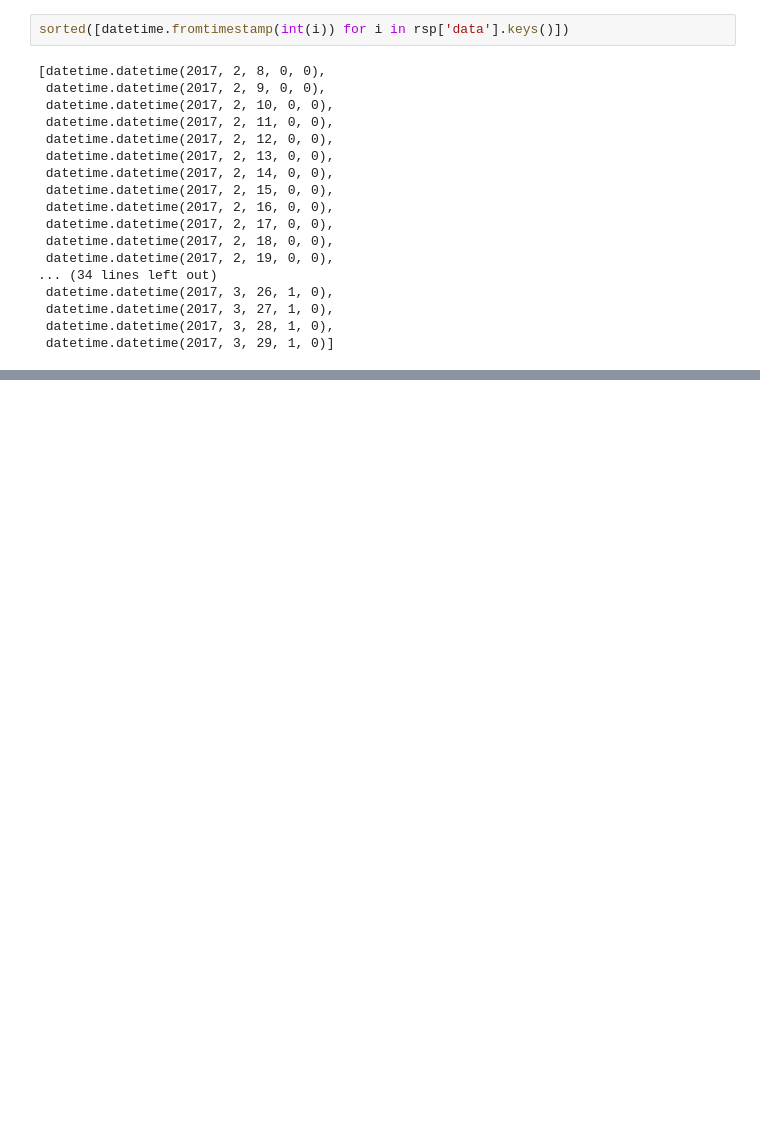
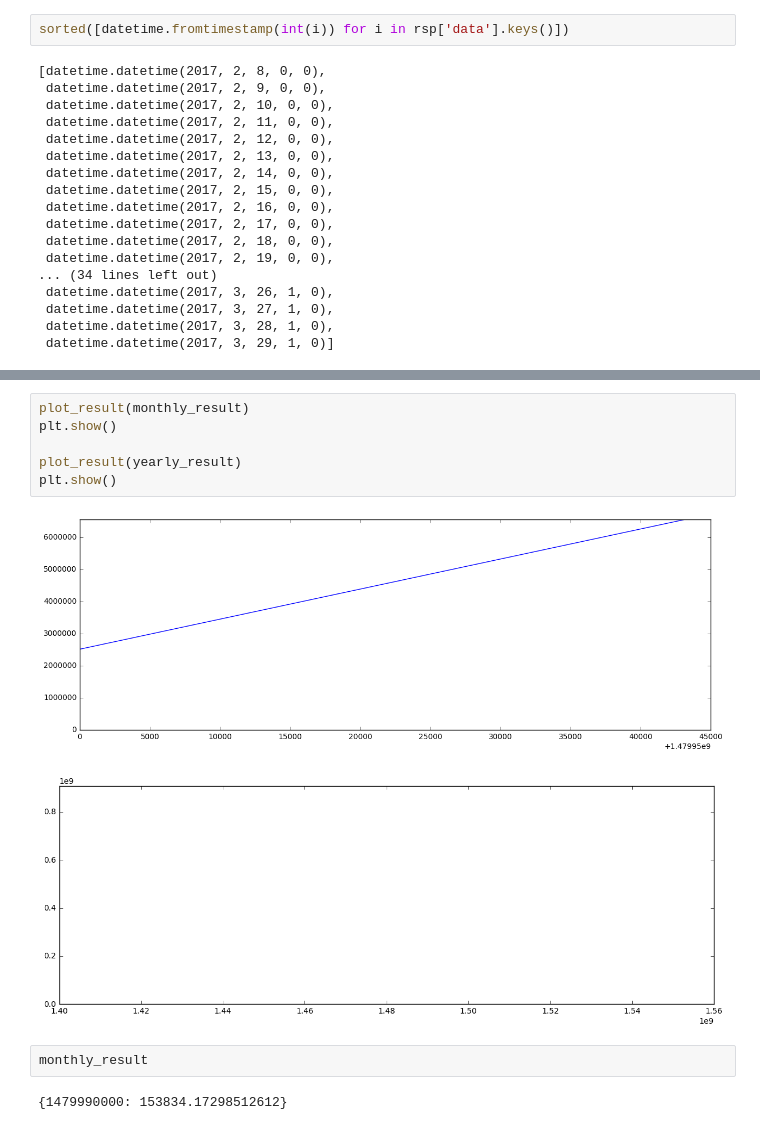
Before and after one commit to chadlagore/simple-servant, a Jupyter notebook: traffic_api/carsim/historicalsim.ipynb, the cells around one changed output, grey strips where cells are left out. Cells and saved outputs as stored; diff of their text form; blank space fills up the shorter version.

```diff
--- a/traffic_api/carsim/historicalsim.ipynb
+++ b/traffic_api/carsim/historicalsim.ipynb
@@ -142,0 +238,13 @@ sorted([datetime.fromtimestamp(int(i)) for i in rsp['data'].keys()])
+# %%
+plot_result(monthly_result)
+plt.show()
+
+plot_result(yearly_result)
+plt.show()
+# %% [output]
+[figure, added]
+[figure, added]
+# %%
+monthly_result
+# %% [output]
+{1479990000: 153834.17298512612}
```
Also changed, not shown: parts of 7 cells of this notebook, 1 other file.
